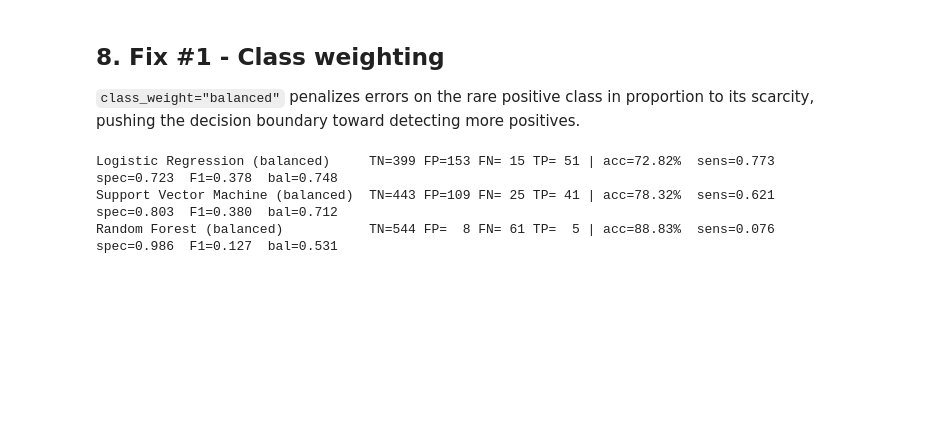
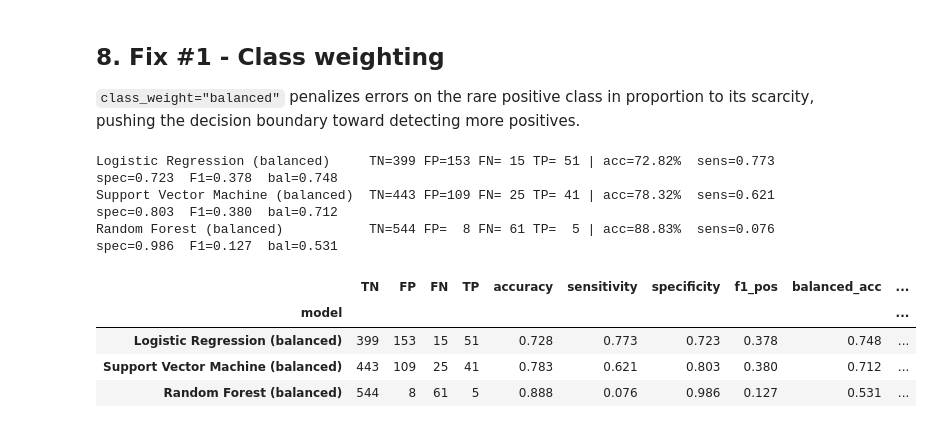
Before and after one commit to adamissac/heart-disease-imbalanced-ml, a Jupyter notebook: heart_disease_imbalanced_classification.ipynb, the cells around one changed output. Drawn from its saved outputs; the diff is of its cells as text; code cells hidden in the pictures; blank space fills up the shorter version.

Commit message:
notebook: retrain models with class_weight=balanced
Co-authored-by: Adam Issac <adamissac@users.noreply.github.com>

```diff
--- a/heart_disease_imbalanced_classification.ipynb
+++ b/heart_disease_imbalanced_classification.ipynb
@@ -292,3 +292,13 @@ for name, clf in weighted_models.items():
 Logistic Regression (balanced)     TN=399 FP=153 FN= 15 TP= 51 | acc=72.82%  sens=0.773  spec=0.723  F1=0.378  bal=0.748
 Support Vector Machine (balanced)  TN=443 FP=109 FN= 25 TP= 41 | acc=78.32%  sens=0.621  spec=0.803  F1=0.380  bal=0.712
 Random Forest (balanced)           TN=544 FP=  8 FN= 61 TP=  5 | acc=88.83%  sens=0.076  spec=0.986  F1=0.127  bal=0.531
+# %%
+weighted_df = pd.DataFrame(weighted_results).set_index("model")
+weighted_df[["TN", "FP", "FN", "TP", "accuracy", "sensitivity",
+             "specificity", "f1_pos", "balanced_acc", "roc_auc"]].round(3)
+# %% [output]
+|  | TN | FP | FN | TP | accuracy | sensitivity | specificity | f1_pos | balanced_acc | ... |
+| model |  |  |  |  |  |  |  |  |  | ... |
+| Logistic Regression (balanced) | 399 | 153 | 15 | 51 | 0.728 | 0.773 | 0.723 | 0.378 | 0.748 | ... |
+| Support Vector Machine (balanced) | 443 | 109 | 25 | 41 | 0.783 | 0.621 | 0.803 | 0.380 | 0.712 | ... |
+| Random Forest (balanced) | 544 | 8 | 61 | 5 | 0.888 | 0.076 | 0.986 | 0.127 | 0.531 | ... |
```
